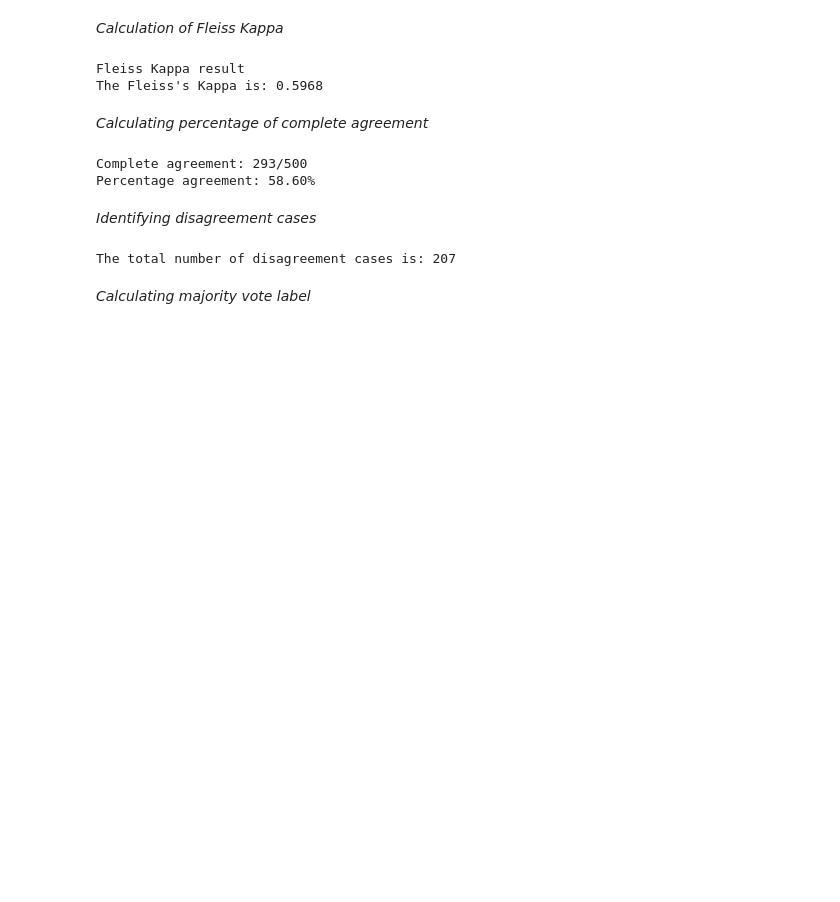
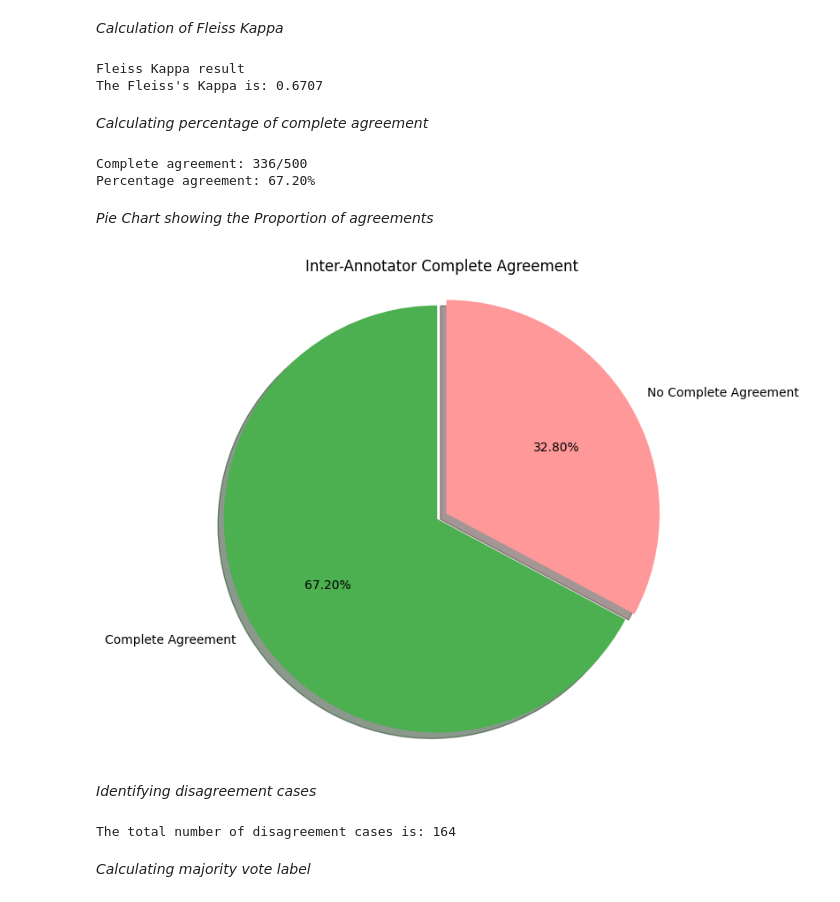
Before and after one commit to TasnimJumara/Bangla_Suicidal_Ideation_Detection-MSc_Thesis, a Jupyter notebook: Fleiss_Kappa_Calculation.ipynb, the cells around one changed output. Drawn from its saved outputs; the diff is of its cells as text; code cells hidden in the pictures; blank space fills up the shorter version.

Commit message:
Modification of 3 people inter annotator agreement

```diff
--- a/Fleiss_Kappa_Calculation.ipynb
+++ b/Fleiss_Kappa_Calculation.ipynb
@@ -28,7 +29,7 @@ files.download('Output File_First_500 Labelled Data.csv')
 # %% [markdown]
 *Reading the output file of 500 annotated dataset*
 # %%
-df = pd.read_csv("Output File_First_500 Labelled Data.csv")
+df = pd.read_csv("Output File_Three People Annotation.csv")
 # %% [markdown]
 *Defining annotator columns*
 # %%
@@ -106,7 +107,7 @@ print("Fleiss Kappa result")
 print(f"The Fleiss's Kappa is: {kappa:.4f}")
 # %% [output]
 Fleiss Kappa result
-The Fleiss's Kappa is: 0.5968
+The Fleiss's Kappa is: 0.6707
 # %% [markdown]
 *Calculating percentage of complete agreement*
 # %%
@@ -135,8 +136,39 @@ print(f"Complete agreement: "f"{complete_agreement_count}/{total_items}")
 
 print(f"Percentage agreement: "f"{agreement_percentage:.2f}%")
 # %% [output]
-Complete agreement: 293/500
-Percentage agreement: 58.60%
+Complete agreement: 336/500
+Percentage agreement: 67.20%
+# %% [markdown]
+*Pie Chart showing the Proportion of agreements*
+# %%
+# Count agreement and disagreement
+complete_agreement_count = clean_df["complete_agreement"].sum()
+no_agreement_count = total_items - complete_agreement_count
+
+# Data for pie chart
+labels = ["Complete Agreement", "No Complete Agreement"]
+sizes = [complete_agreement_count, no_agreement_count]
+colors = ["#4CAF50", "#FF9999"]
+
+# Create pie chart
+plt.figure(figsize=(7, 7))
+
+plt.pie(
+    sizes,
+    labels=labels,
+    autopct="%1.2f%%",
+    startangle=90,
+    colors=colors,
+    explode=(0.05, 0),
+    shadow=True
+)
+
+plt.title("Inter-Annotator Complete Agreement")
+plt.axis("equal")
+
+plt.show()
+# %% [output]
+[figure, added]
 # %% [markdown]
 *Identifying disagreement cases*
 # %%
@@ -144,7 +176,7 @@ disagreement_df = clean_df[clean_df["complete_agreement"] == False].copy()
 
 print(f"The total number of disagreement cases is: "f"{len(disagreement_df)}")
 # %% [output]
-The total number of disagreement cases is: 207
+The total number of disagreement cases is: 164
 # %% [markdown]
 *Calculating majority vote label*
 # %%
```
Also changed, not shown: parts of 6 cells of this notebook.
